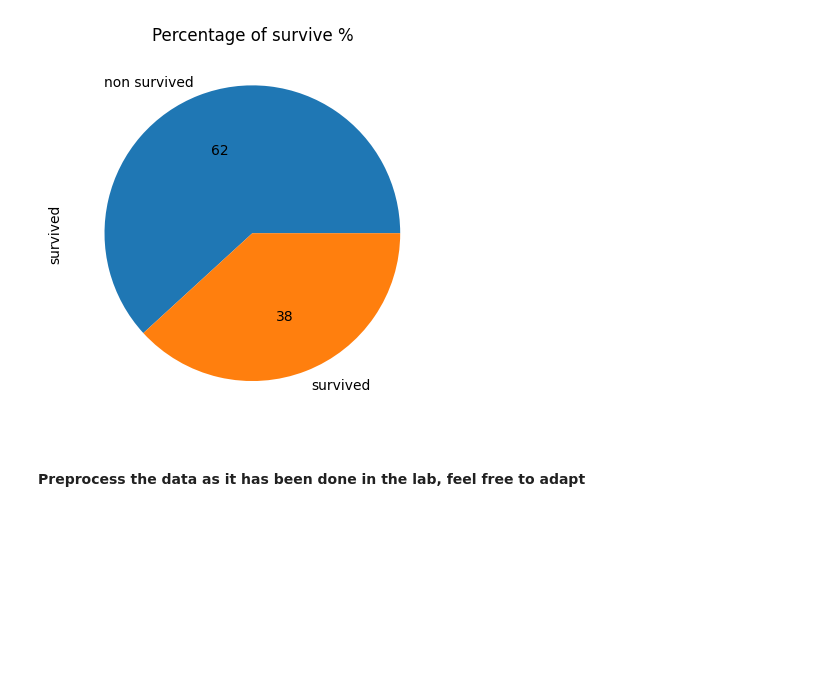
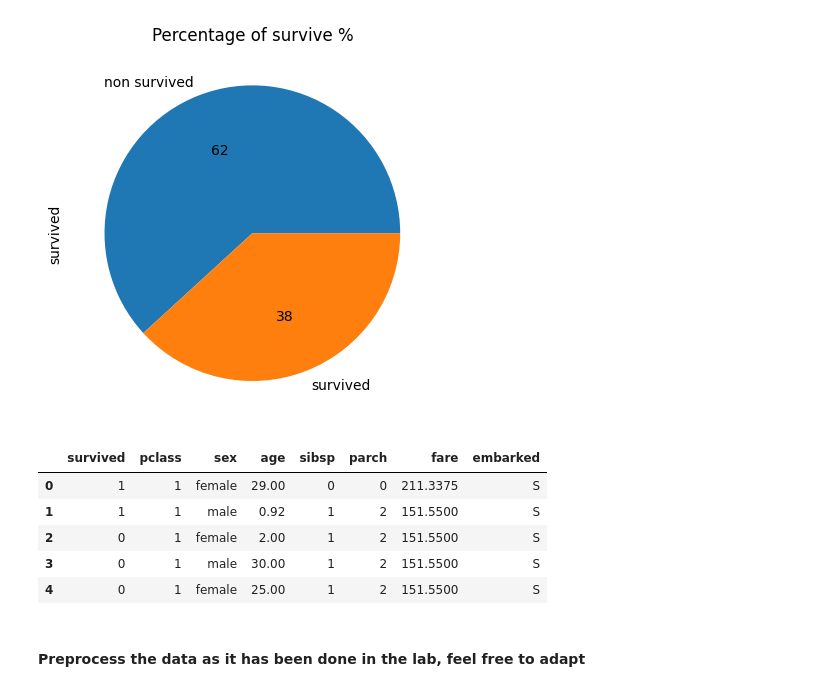
Before and after one commit to DyllasDek/IML_labs, a Jupyter notebook: Lab3/Lab-3-self-practice.ipynb, the cells around one changed output. Saved outputs shown, nothing was run; the diff lists cells and outputs as text; code cells hidden in the pictures; blank space fills up the shorter version.

```diff
--- a/Lab3/Lab-3-self-practice.ipynb
+++ b/Lab3/Lab-3-self-practice.ipynb
@@ -20,6 +20,17 @@ copy_df.plot(kind='pie',title="Percentage of survive %",legend=False, autopct='%
 # %% [output]
 <AxesSubplot:title={'center':'Percentage of survive %'}, ylabel='survived'>
 [figure]
+# %%
+# removing name column
+df = df.drop(['name'], axis = 1)
+df.head()
+# %% [output]
+|  | survived | pclass | sex | age | sibsp | parch | fare | embarked |
+| 0 | 1 | 1 | female | 29.00 | 0 | 0 | 211.3375 | S |
+| 1 | 1 | 1 | male | 0.92 | 1 | 2 | 151.5500 | S |
+| 2 | 0 | 1 | female | 2.00 | 1 | 2 | 151.5500 | S |
+| 3 | 0 | 1 | male | 30.00 | 1 | 2 | 151.5500 | S |
+| 4 | 0 | 1 | female | 25.00 | 1 | 2 | 151.5500 | S |
 # %% [markdown]
 #### Preprocess the data as it has been done in the lab, feel free to adapt
 # %%
```
Also changed, not shown: parts of 2 cells of this notebook, 1 other file.
